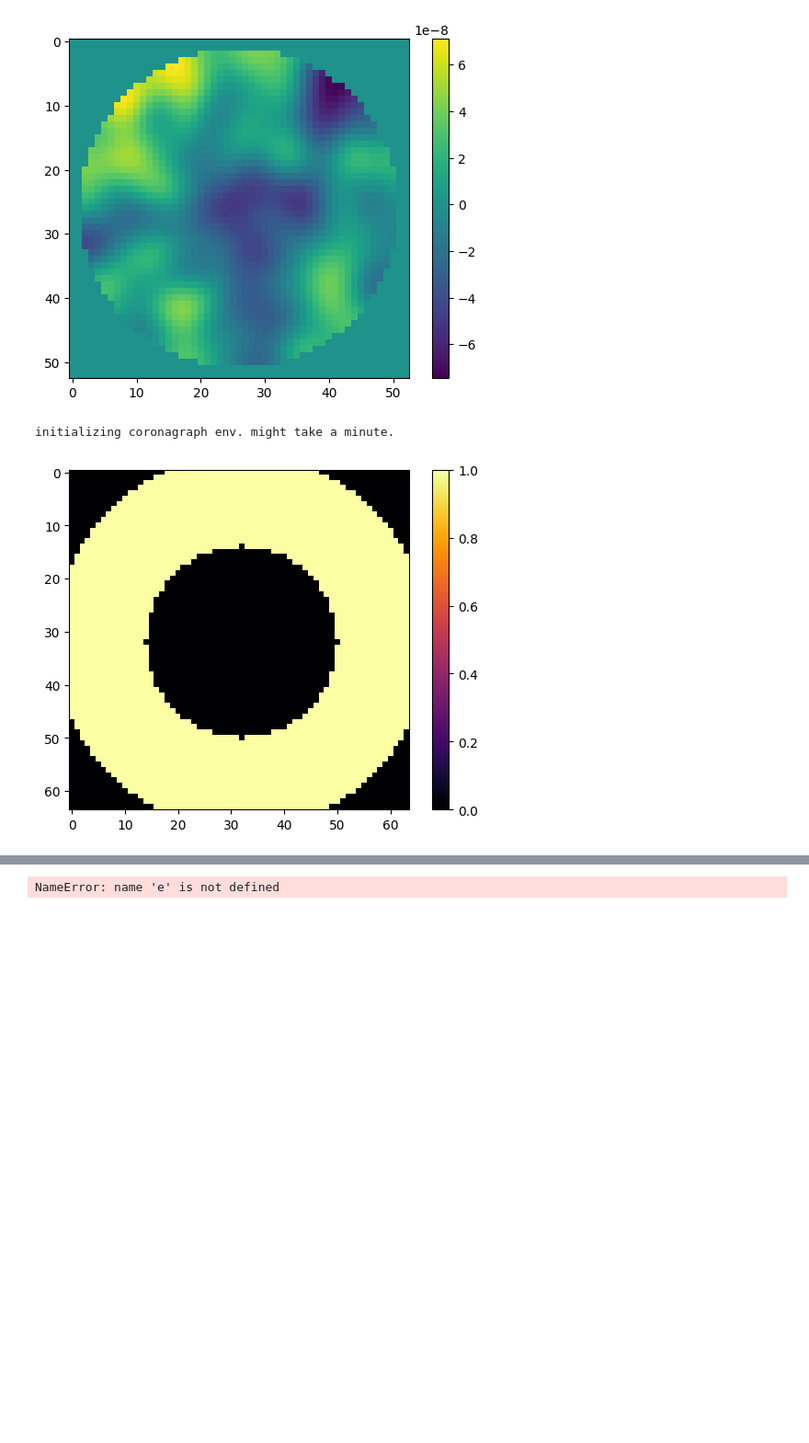
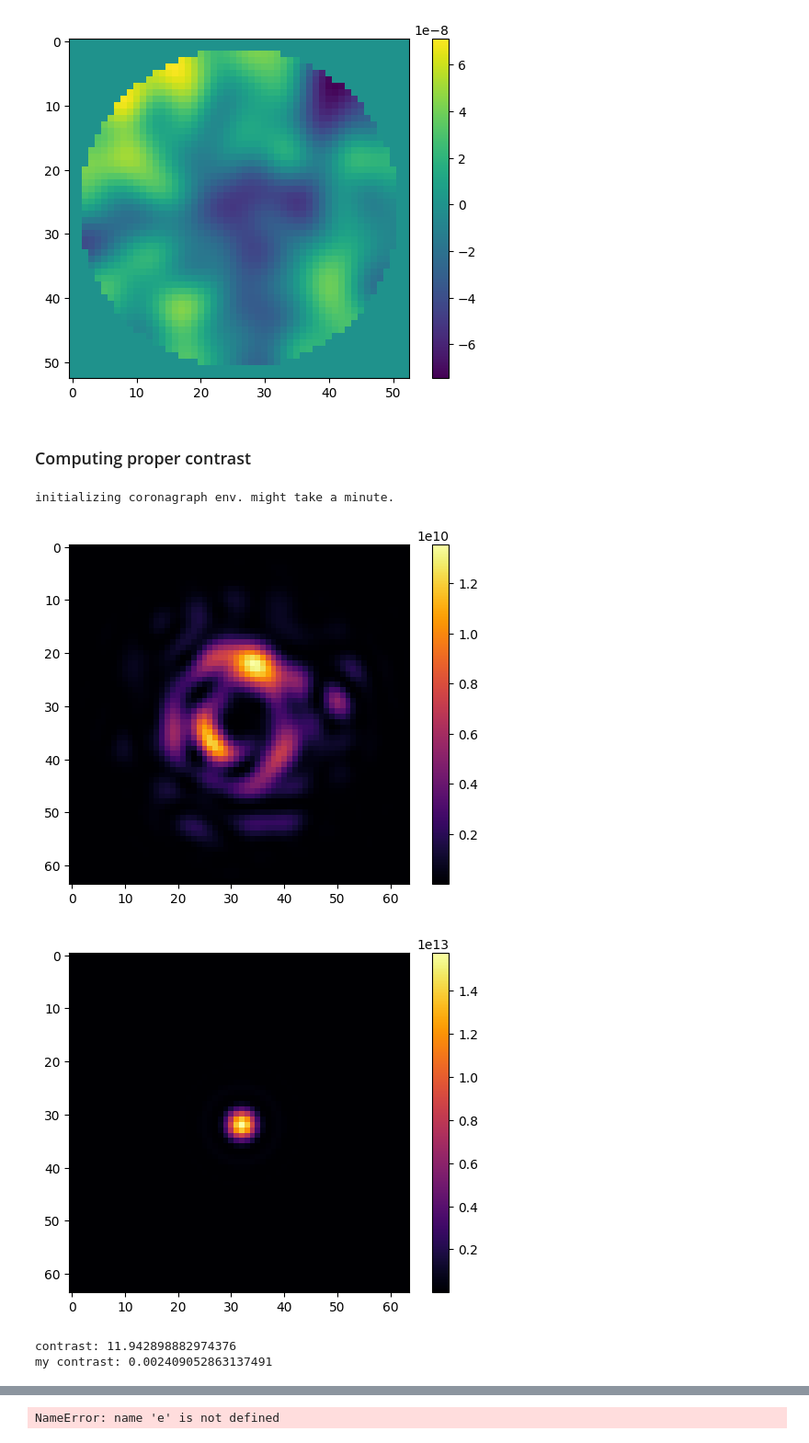
Before and after one commit to AlexeiKorolev/NASA-RL-Wavefront-Control, a Jupyter notebook: RL/testing.ipynb, the cells around one changed output, grey strips where cells are left out. Shown at 92% size. Saved outputs shown, nothing was run; the diff lists cells and outputs as text; code cells hidden in the pictures; blank space fills up the shorter version.

Commit message:
contrast metrics

```diff
--- a/RL/testing.ipynb
+++ b/RL/testing.ipynb
@@ -16,39 +22,60 @@ plt.colorbar()
 plt.show()
 # %% [output]
 [figure]
+# %% [markdown]
+### Computing proper contrast
 # %%
 e = CoronagraphEnvironment(num_modes=100, pixels=50, oversizing_factor=(16 / 15), num_airy=8, coronagraph_charge=6)
-delta_t = 10
+delta_t = 1000000
 e.set_random_dm(noise=0.01)
 camera_img = (e.get_camera_image(delta_t=delta_t, coronagraph_enabled=True, crop=False))
+e.deformable_mirror.flatten()
 camera_img_unobstructed = (e.get_camera_image(delta_t=delta_t, coronagraph_enabled=False, crop=False))
 # coronagraph mask is about 10-12 pixels wide, so about 0.2 times the width of the image, and the image is 7 lambda / D so about 1.7 lambda / D.
 
 # 2.5 lambda / D is 2.5 / 7 * 50 = 18 pixels wide.
 
 # make a C-shape mask:
 def create_circular_mask(h, w, center=None, radius=None):
         if center is None:
             center = (int(w/2), int(h/2))
         if radius is None:
             radius = min(center[0], center[1], w-center[0], h-center[1])
 
         Y, X = np.ogrid[:h, :w]
         dist_from_center = np.sqrt((X - center[0])**2 + (Y-center[1])**2)
 
         mask = dist_from_center <= radius
         return mask
 
 img_height, img_width = camera_img.shape
 
 inner_circle = create_circular_mask(img_height, img_width, radius=18)
 outer_circle = create_circular_mask(img_height, img_width, radius=35)
+right_side = np.zeros((img_height, img_width), dtype=int)
+right_side[:, :img_width // 2] = 1
 
-mask = np.where(np.logical_and(outer_circle, np.logical_not(inner_circle)), 1, 0)
+mask = np.where(np.logical_and(right_side, np.logical_and(outer_circle, np.logical_not(inner_circle))), 1, 0)
 
-plt.imshow(mask, cmap="inferno")
+plt.imshow(camera_img, cmap="inferno")
 plt.colorbar()
 plt.show()
+
+plt.imshow(camera_img_unobstructed, cmap="inferno")
+plt.colorbar()
+plt.show()
+
+
+
+raw_contrast = hcipy.get_mean_raw_contrast(camera_img.flatten(), mask.flatten(), camera_img_unobstructed.flatten())
+
+print(f"contrast: {np.log10(raw_contrast)}")
+
+
+print(f"my contrast: {np.mean(camera_img[mask]) / np.max(camera_img_unobstructed[mask])}")
 # %% [output]
 initializing coronagraph env. might take a minute.
-[figure, old version]
+[figure, new version]
+[figure, added]
+contrast: 11.942898882974376
+my contrast: 0.002409052863137491
```
Also changed, not shown: parts of 4 cells of this notebook, 8 other files.
